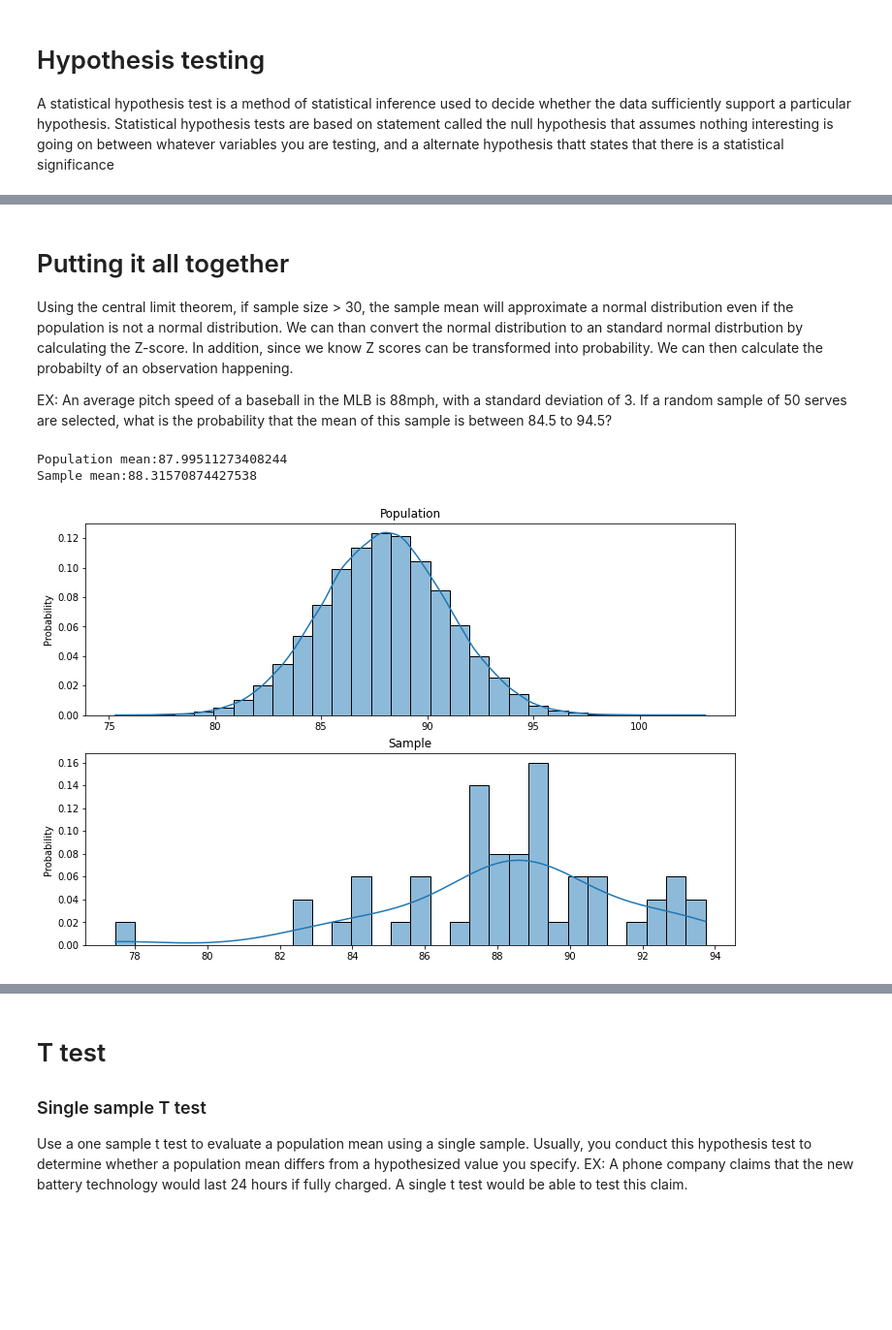
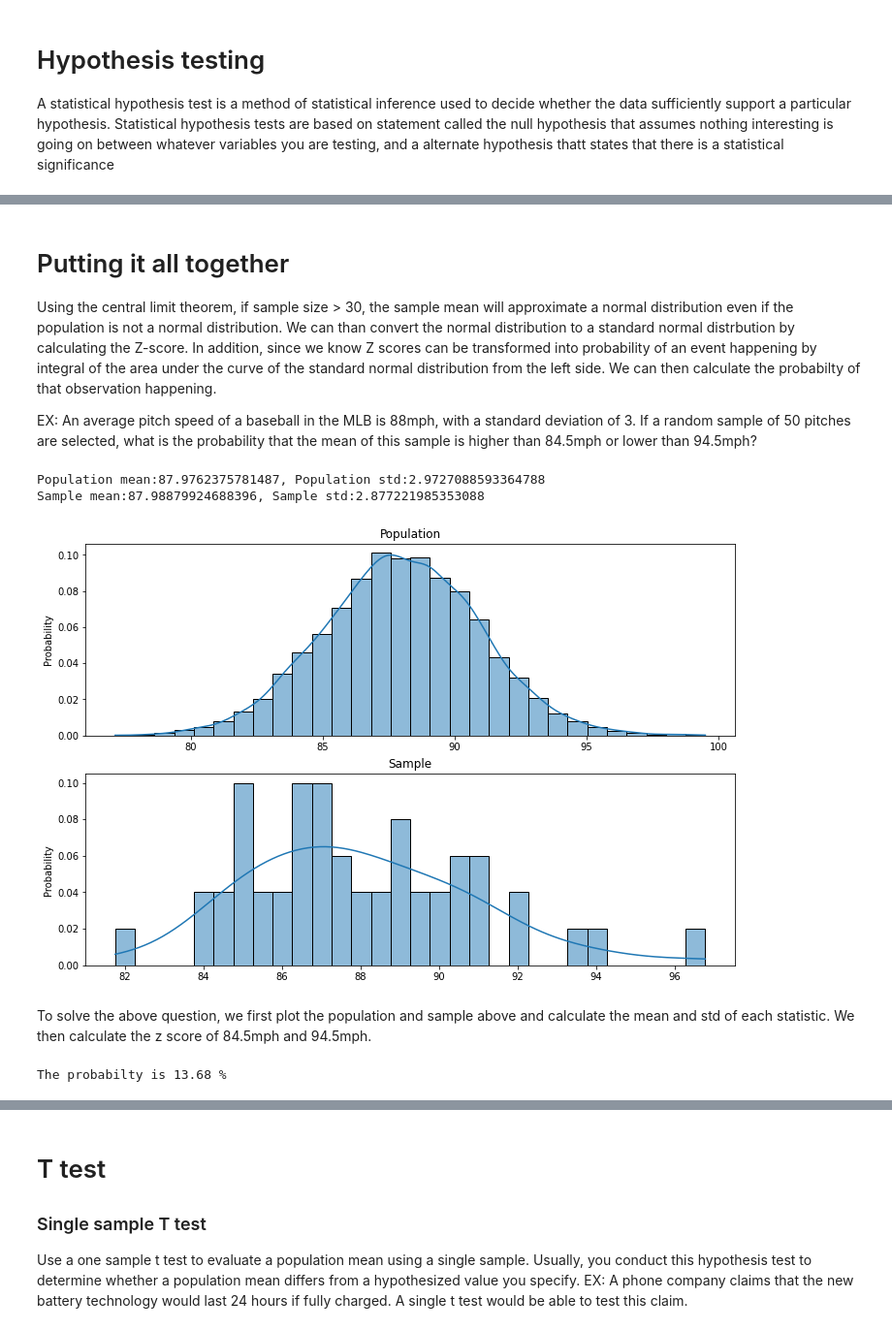
Before and after one commit to chris199713/Hypothesis_test, a Jupyter notebook: Hypothesis_testing.ipynb, the cells around one changed output, grey strips where cells are left out. Shown at 97% size. Drawn from its saved outputs; the diff is of its cells as text; code cells hidden in the pictures; blank space fills up the shorter version.

Commit message:
contral limit theorem, examples

```diff
--- a/Hypothesis_testing.ipynb
+++ b/Hypothesis_testing.ipynb
@@ -86,24 +102,37 @@ The intuitive explanation of  Z-score using the formula, is to evaluate how many
 # %% [markdown]
 # Putting it all together
-Using the central limit theorem, if sample size > 30, the sample mean will approximate a normal distribution even if the population is not a normal distribution. We can than convert the normal distribution to an standard normal distrbution by calculating the Z-score. In addition, since we know Z scores can be transformed into probability. We can then calculate the probabilty of an observation happening.
+Using the central limit theorem, if sample size > 30, the sample mean will approximate a normal distribution even if the population is not a normal distribution. We can than convert the normal distribution to a standard normal distrbution by calculating the Z-score. In addition, since we know Z scores can be transformed into probability of an event happening by integral of the area under the curve of the standard normal distribution from the left side. We can then calculate the probabilty of that observation happening.
 
-EX: An average pitch speed of a baseball in the MLB is 88mph, with a standard deviation of 3. If a random sample of 50 serves are selected, what is the probability that the mean of this sample is between 84.5 to 94.5?
+EX: An average pitch speed of a baseball in the MLB is 88mph, with a standard deviation of 3. If a random sample of 50 pitches are selected, what is the probability that the mean of this sample is higher than 84.5mph  or lower than 94.5mph?
 # %%
-population_speed = np.random.normal(88, 3, 100000)
+population_speed = np.random.normal(88, 3, 10000)
 sample_speed = np.random.choice(population_speed,size = 50)
 fig,ax = plt.subplots(nrows = 2, ncols = 1,figsize = (12,8))
 
 sns.histplot(population_speed, bins=30, kde=True, stat='probability',ax = ax[0], label = 'Population')
 sns.histplot(sample_speed, bins=30, kde=True, stat='probability',ax = ax[1],label = 'Sample')
 
-print(f'Population mean:{population_speed.mean()}')
-print(f'Sample mean:{sample_speed.mean()}')
+print(f'Population mean:{population_speed.mean()}, Population std:{population_speed.std()}')
+print(f'Sample mean:{sample_speed.mean()}, Sample std:{sample_speed.std()}')
 
 ax[0].set_title('Population')
 ax[1].set_title('Sample')
 
 plt.show()
 # %% [output]
-Population mean:87.99511273408244
-Sample mean:88.31570874427538
+Population mean:87.9762375781487, Population std:2.9727088593364788
+Sample mean:87.98879924688396, Sample std:2.877221985353088
-[figure, old version]
+[figure, new version]
+# %% [markdown]
+To solve the above question, we first plot the population and sample above and calculate the mean and std of each statistic. We then calculate the z score of 84.5mph and 94.5mph.
+# %%
+lower_z_score = (84.5 - 88) / 3
+upper_z_score = (94.5 - 88) / 3
+
+lower_prob = stats.norm.cdf(lower_z_score)
+upper_prob = stats.norm.cdf(upper_z_score)
+
+ans = lower_prob + (1 - upper_prob)
+print(f'The probabilty is {ans * 100:.2f} %')
+# %% [output]
+The probabilty is 13.68 %
```
Also changed, not shown: parts of 8 cells of this notebook.
